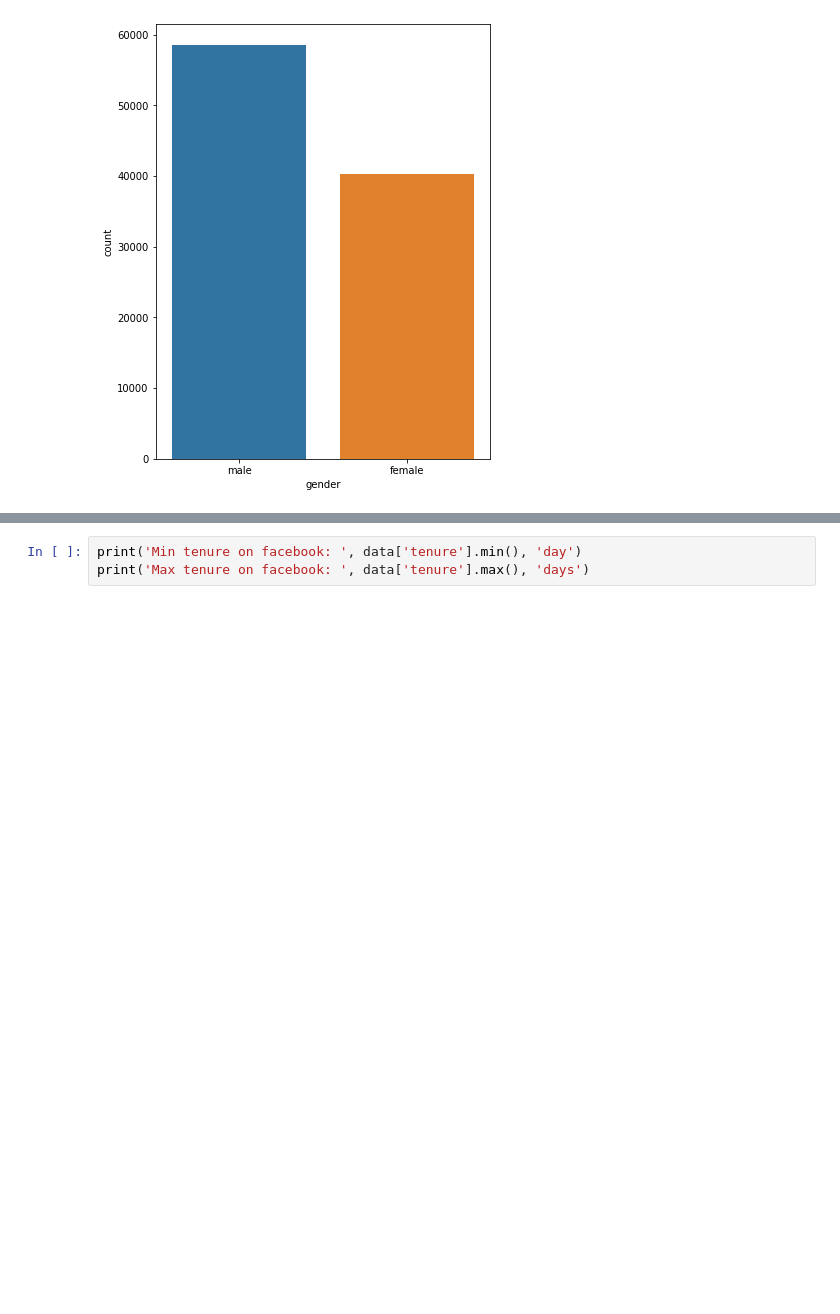
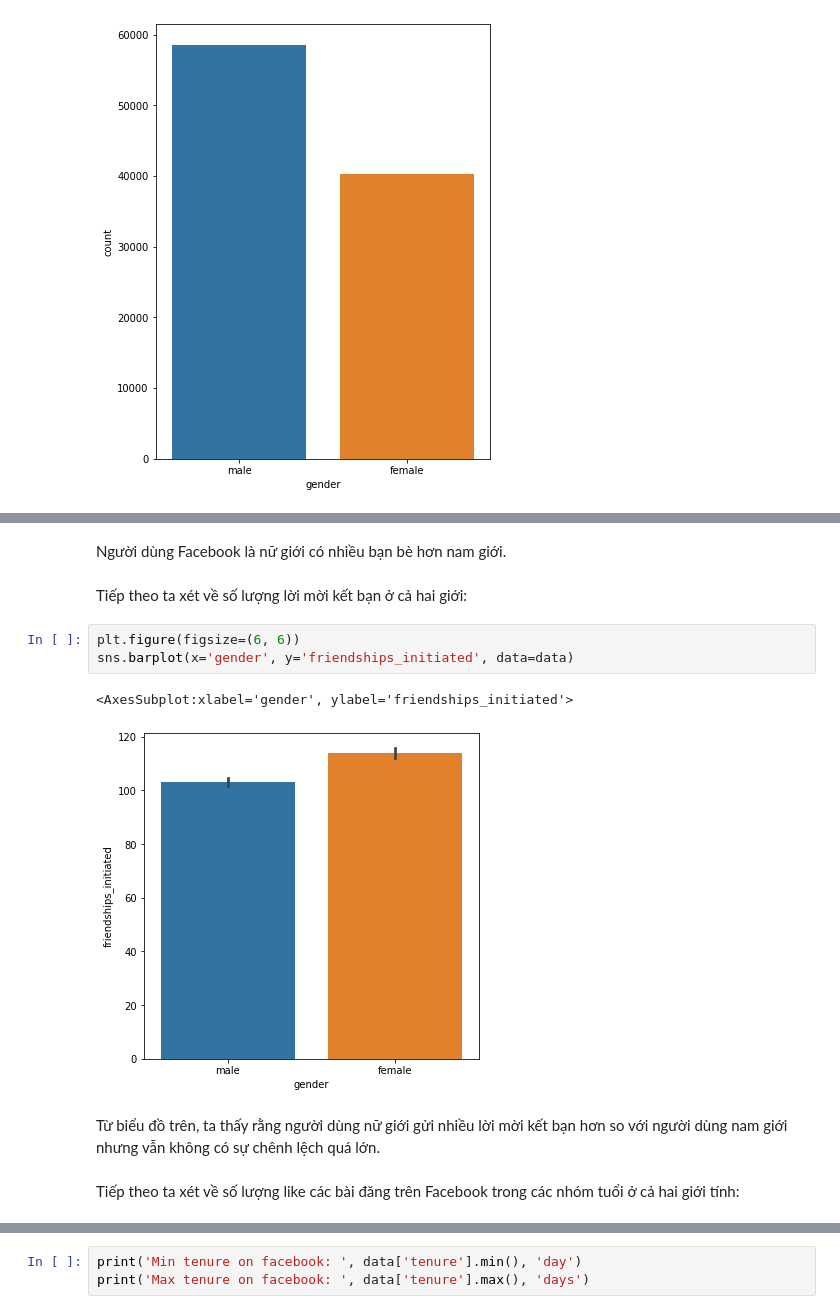
Before and after one commit to hunine/dut-data-science-midterm, a Jupyter notebook: main.ipynb, the cells around one changed output, grey strips where cells are left out. Cells and saved outputs as stored; diff of their text form; blank space fills up the shorter version.

```diff
--- a/main.ipynb
+++ b/main.ipynb
@@ -111,0 +130,14 @@ sns.countplot(x='gender', data=data)
+# %% [markdown]
+Người dùng Facebook là nữ giới có nhiều bạn bè hơn nam giới.
+# %% [markdown]
+Tiếp theo ta xét về số lượng lời mời kết bạn ở cả hai giới:
+# %%
+plt.figure(figsize=(6, 6))
+sns.barplot(x='gender', y='friendships_initiated', data=data)
+# %% [output]
+<AxesSubplot:xlabel='gender', ylabel='friendships_initiated'>
+[figure, added]
+# %% [markdown]
+Từ biểu đồ trên, ta thấy rằng người dùng nữ giới gửi nhiều lời mời kết bạn hơn so với người dùng nam giới nhưng vẫn không có sự chênh lệch quá lớn.
+# %% [markdown]
+Tiếp theo ta xét về số lượng like các bài đăng trên Facebook trong các nhóm tuổi ở cả hai giới tính:
```
Also changed, not shown: parts of 33 cells of this notebook.
